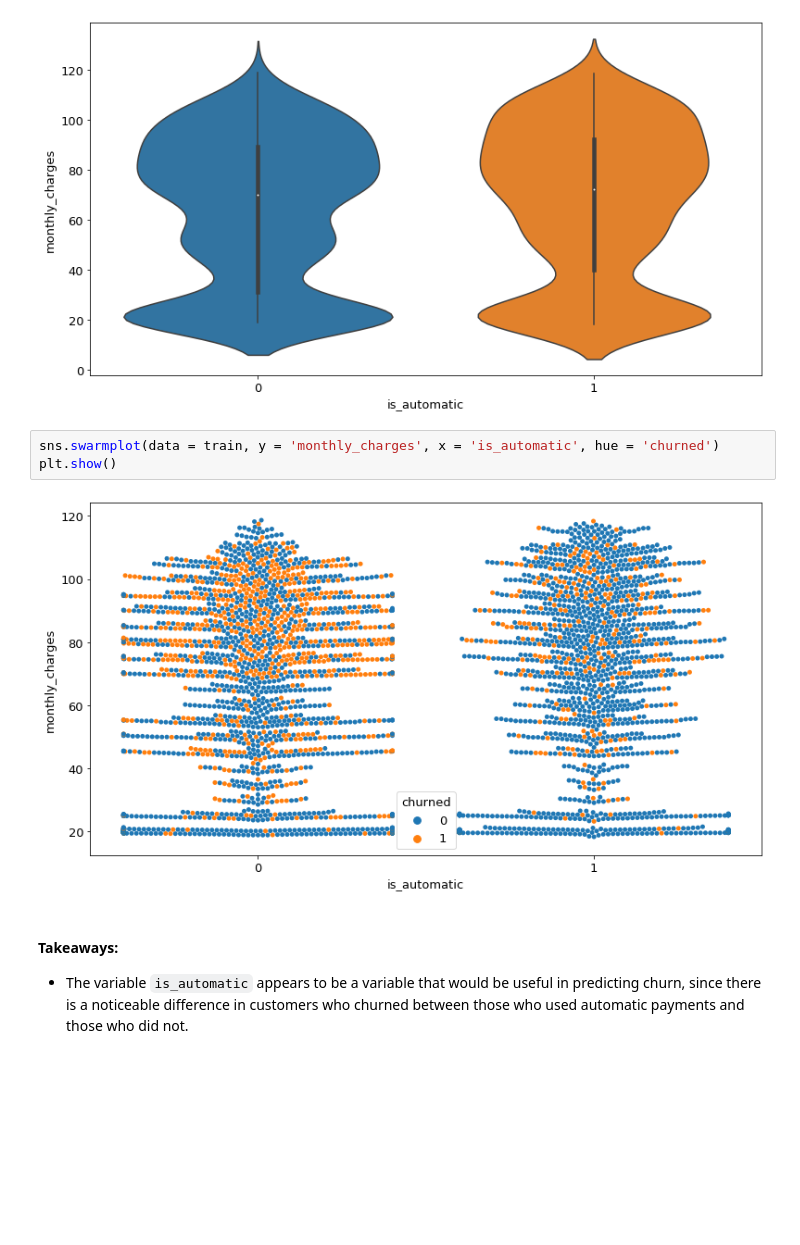
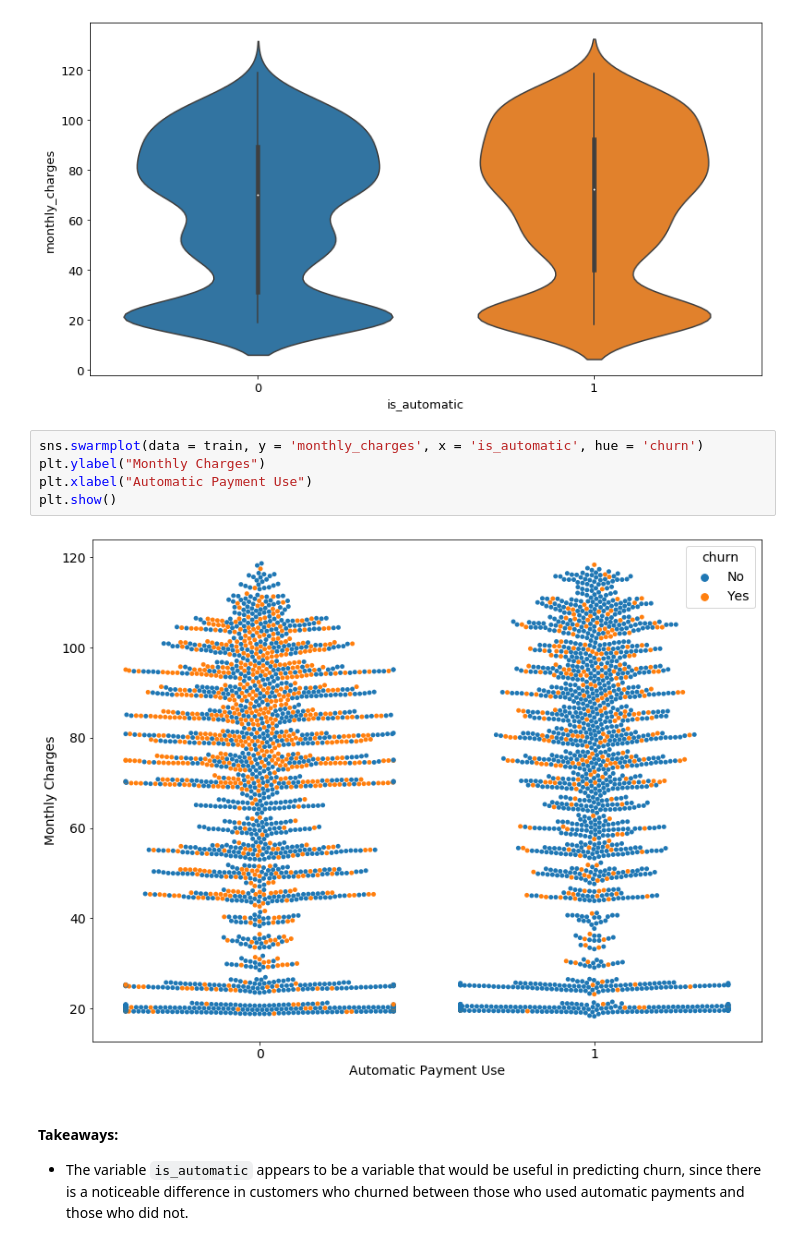
Before and after one commit to lukewbecker/telco-churn-project, a Jupyter notebook: telco_churn_project.ipynb, the cells around one changed output. Saved outputs shown, nothing was run; the diff lists cells and outputs as text; blank space fills up the shorter version.

```diff
--- a/telco_churn_project.ipynb
+++ b/telco_churn_project.ipynb
@@ -347,10 +349,12 @@ explore.plot_categorical_and_continuous_vars('is_automatic', 'monthly_charges',
 [figure]
 [figure]
 # %%
-sns.swarmplot(data = train, y = 'monthly_charges', x = 'is_automatic', hue = 'churned')
+sns.swarmplot(data = train, y = 'monthly_charges', x = 'is_automatic', hue = 'churn')
+plt.ylabel("Monthly Charges")
+plt.xlabel("Automatic Payment Use")
 plt.show()
 # %% [output]
-[figure, old version]
+[figure, new version]
 # %% [markdown]
 #### Takeaways:
 
```
Also changed, not shown: parts of 21 cells of this notebook.
